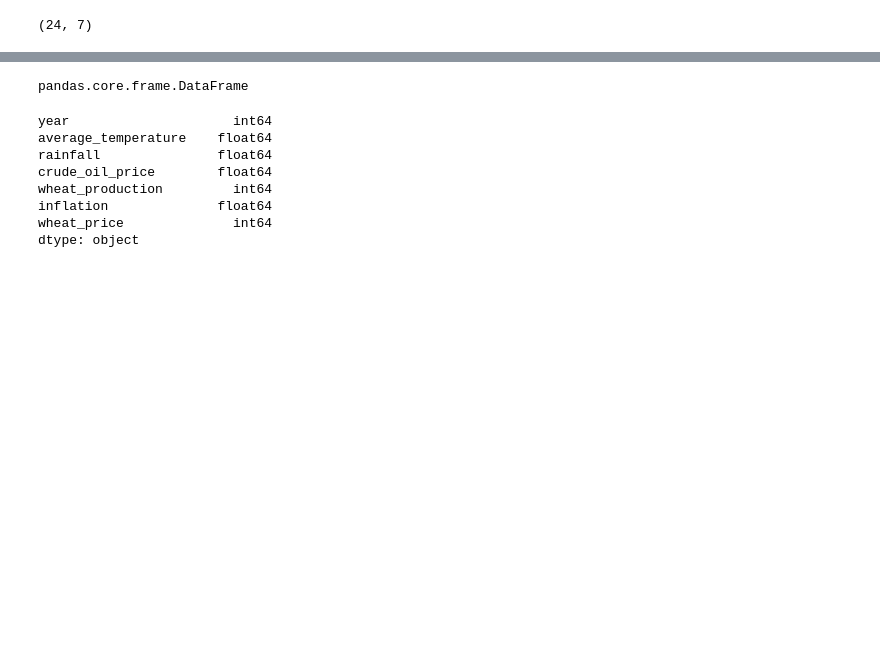
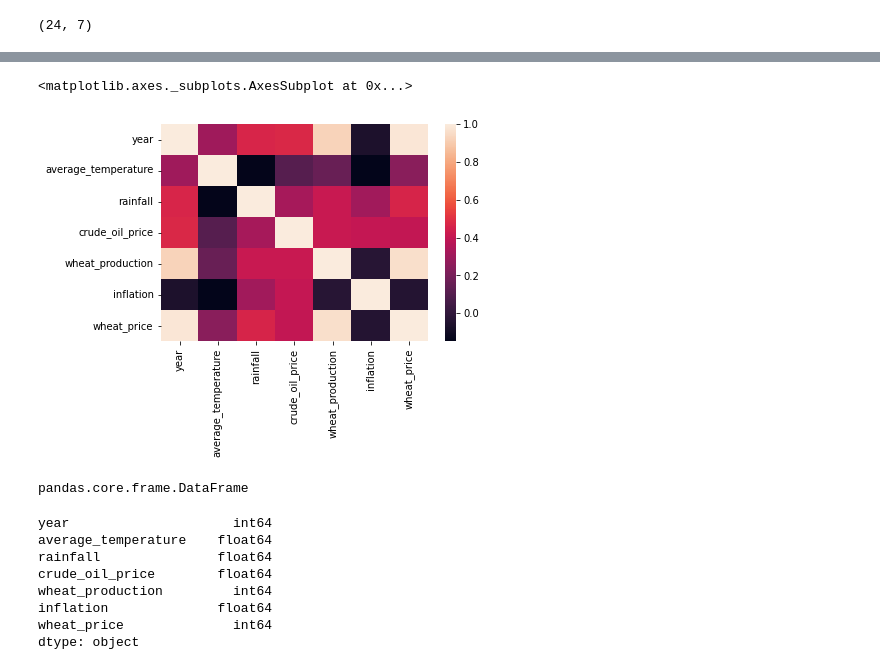
Before and after one commit to rohitCodeRed/veg_leaf_apis, a Jupyter notebook: model_notebooks/wheat_price_prediction.ipynb, the cells around one changed output, grey strips where cells are left out. Cells and saved outputs as stored; diff of their text form; code cells hidden in the pictures; blank space fills up the shorter version.

```diff
--- a/model_notebooks/wheat_price_prediction.ipynb
+++ b/model_notebooks/wheat_price_prediction.ipynb
@@ -11,3 +59,8 @@ data.shape
+# %%
+sns.heatmap(data.corr())
+# %% [output]
+<matplotlib.axes._subplots.AxesSubplot at 0x...>
+[figure, added]
 # %%
 import numpy as np
 import matplotlib.pyplot as plt
```
Also changed, not shown: parts of 15 cells of this notebook, 9 other files.
